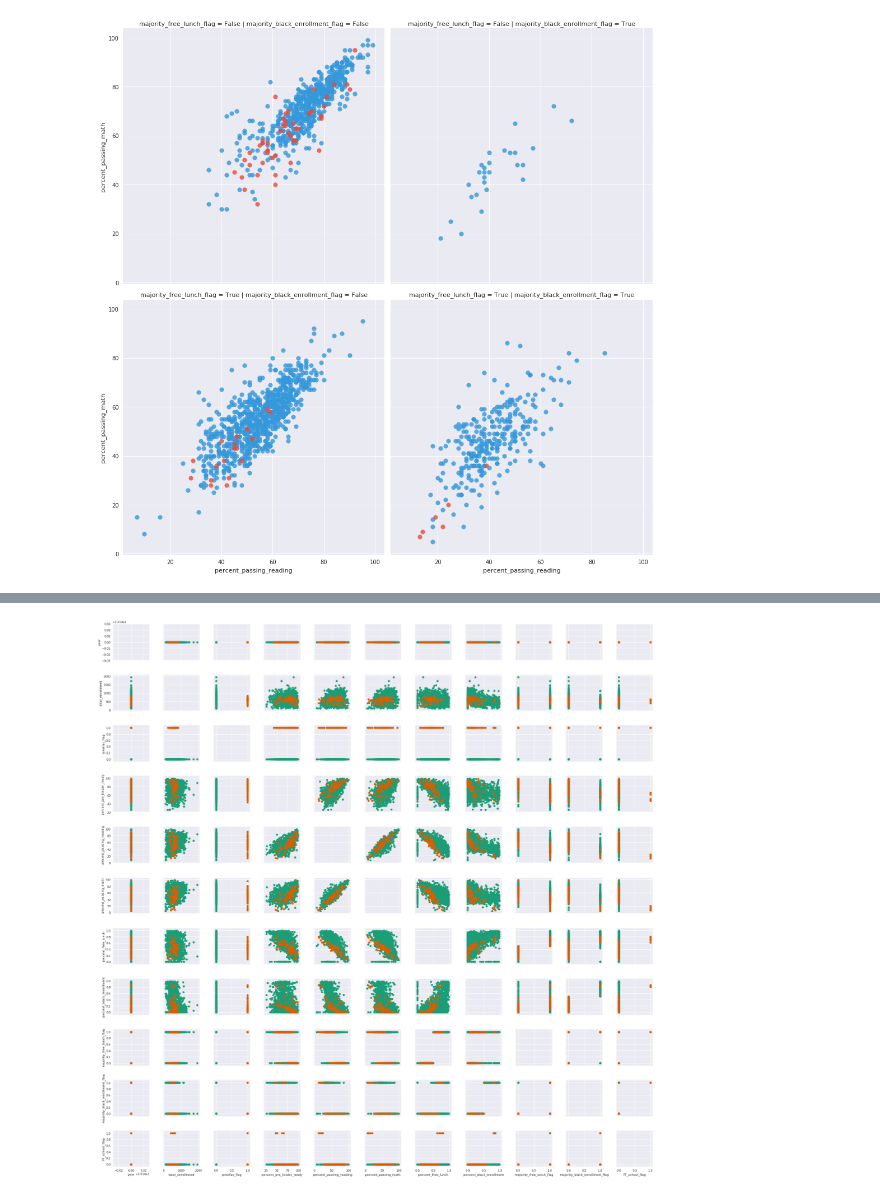
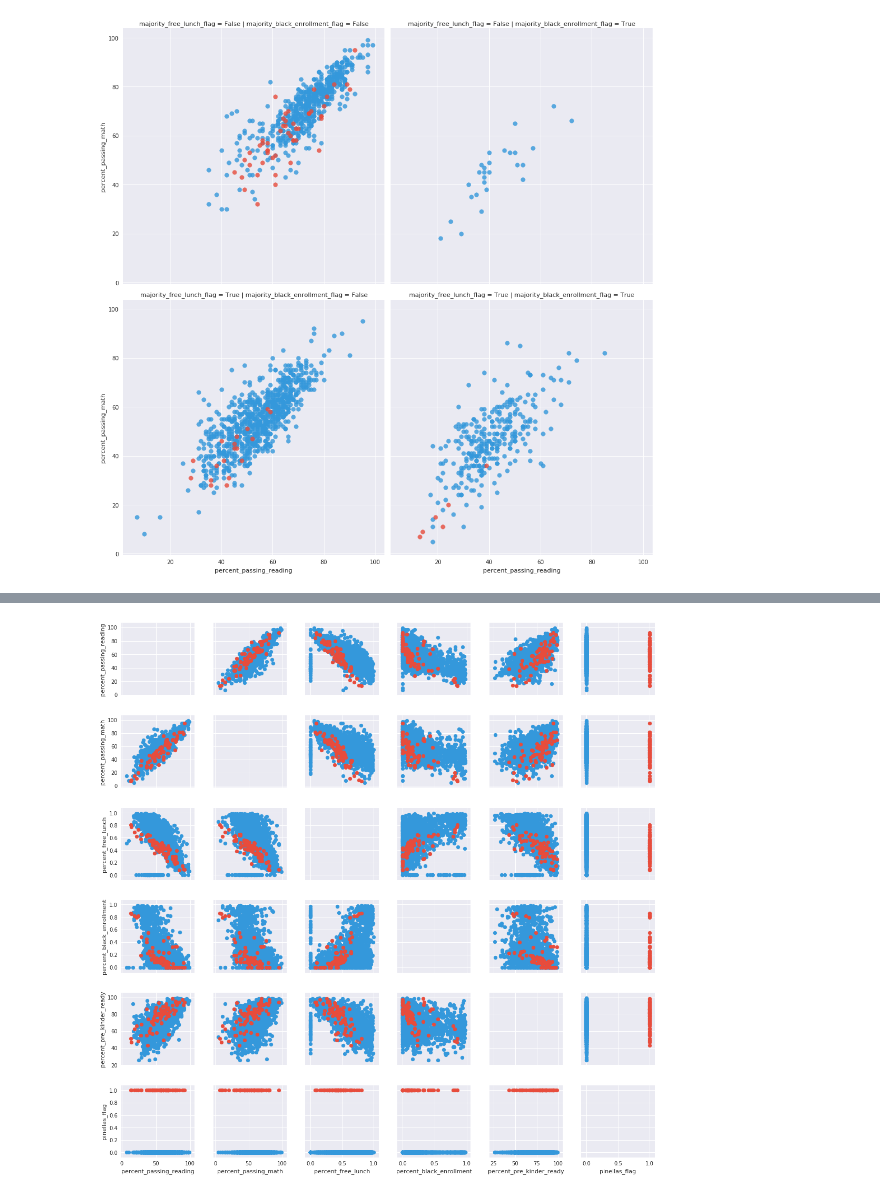
Before and after one commit to aplayford/nicar17-python-dataviz, a Jupyter notebook: python analysis and viz.ipynb, the cells around one changed output, grey strips where cells are left out. Cells and saved outputs as stored; diff of their text form; code cells hidden in the pictures.

```diff
--- a/python analysis and viz.ipynb
+++ b/python analysis and viz.ipynb
@@ -72,10 +158,11 @@ g.map(plt.scatter, "percent_passing_reading", "percent_passing_math",
 # %%
-g = sns.PairGrid(schools,
-                palette=race_palette,
+grid_columns = ["percent_passing_reading", "percent_passing_math", "percent_free_lunch", "percent_black_enrollment", "percent_pre_kinder_ready", "pinellas_flag"]
+g = sns.PairGrid(schools[grid_columns],
+                palette=pinellas_palette,
                 hue='pinellas_flag')
-# g.map_diag(plt.hist)
+#g.map_diag(plt.hist)
 g.map_offdiag(plt.scatter);
 
-#(pairplot() works too )
+# (pairplot() works, too)
 # %% [output]
-[figure, old version]
+[figure, new version]
```
Also changed, not shown: parts of 31 cells of this notebook.
